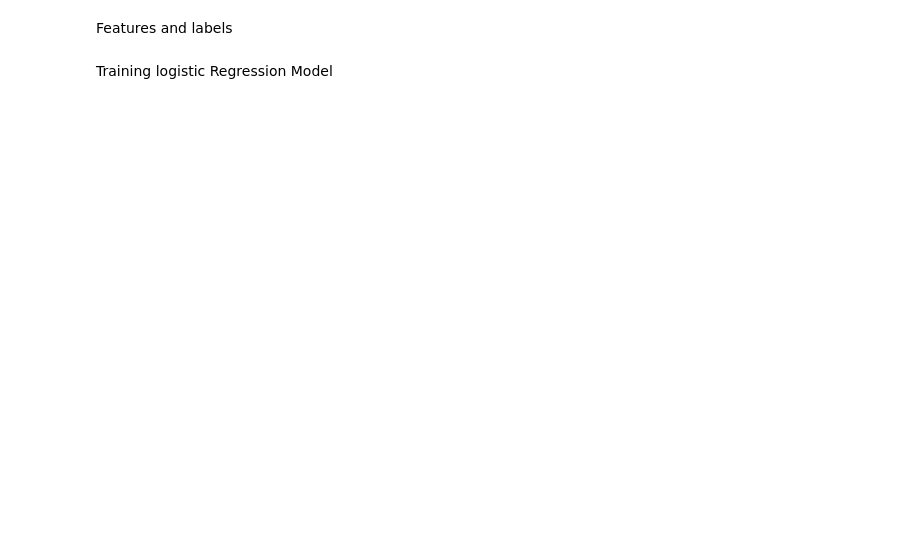
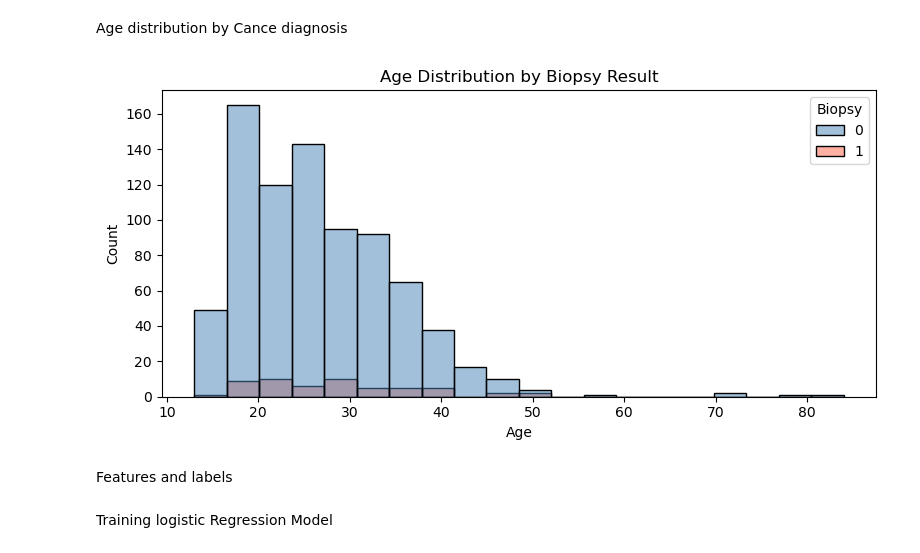
Before and after one commit to Pujakadayat/cervical-cancer-risk-classification, a Jupyter notebook: uci_cervical_cancer.ipynb, the cells around one changed output. Saved outputs shown, nothing was run; the diff lists cells and outputs as text; code cells hidden in the pictures; blank space fills up the shorter version.

```diff
--- a/uci_cervical_cancer.ipynb
+++ b/uci_cervical_cancer.ipynb
@@ -60,3 +170,14 @@ plt.show()
+# %% [markdown]
+Age distribution by Cance diagnosis
+# %%
+plt.figure(figsize=(8,4))
+sns.histplot(data = df, x='Age', hue = "Biopsy", bins=20,palette=['steelblue','tomato'])
+plt.title('Age Distribution by Biopsy Result')
+plt.xlabel('Age')
+plt.tight_layout()
+plt.show()
+# %% [output]
+[figure, added]
 # %%
 from sklearn.model_selection import train_test_split
 from sklearn.linear_model import LogisticRegression
```
Also changed, not shown: parts of 12 cells of this notebook.
